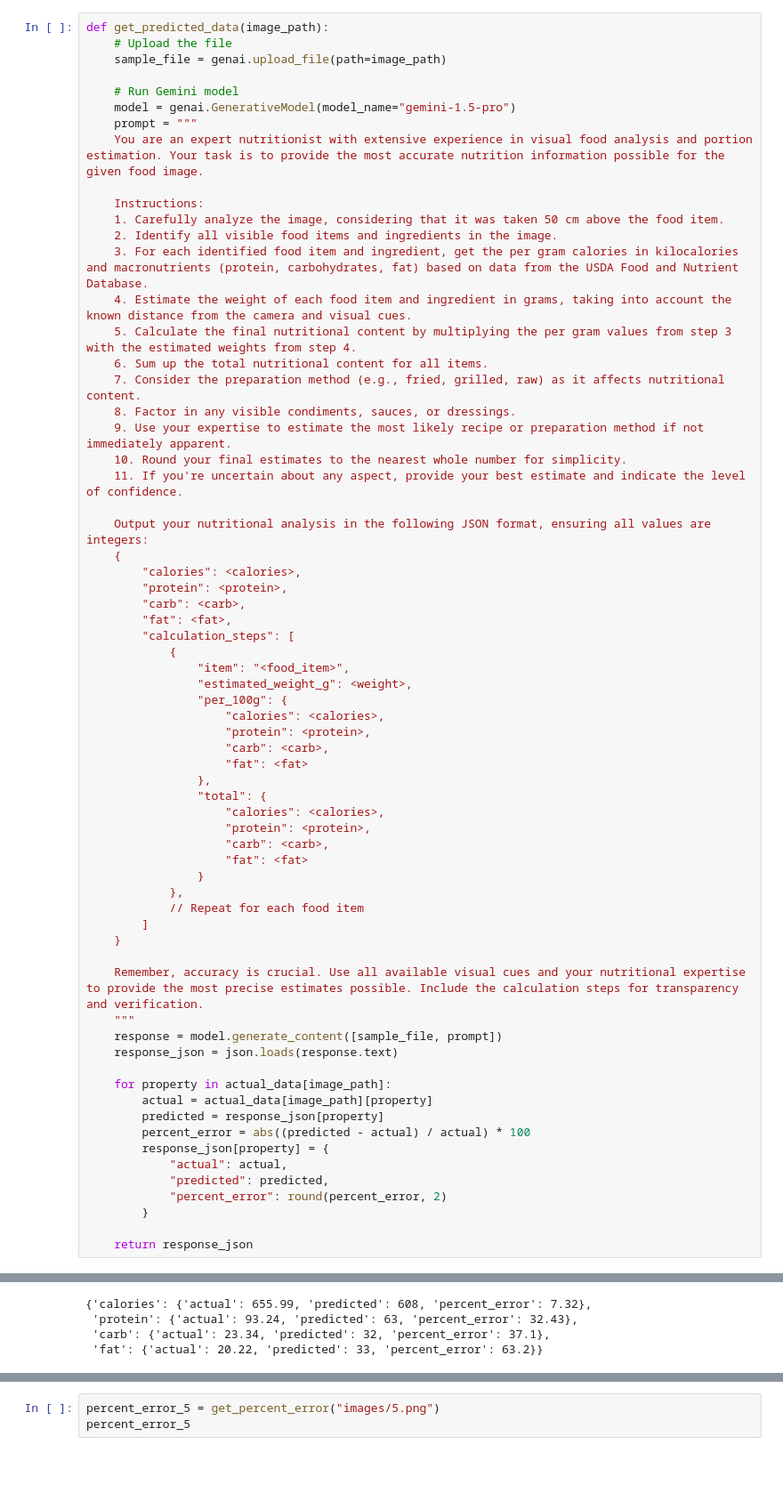
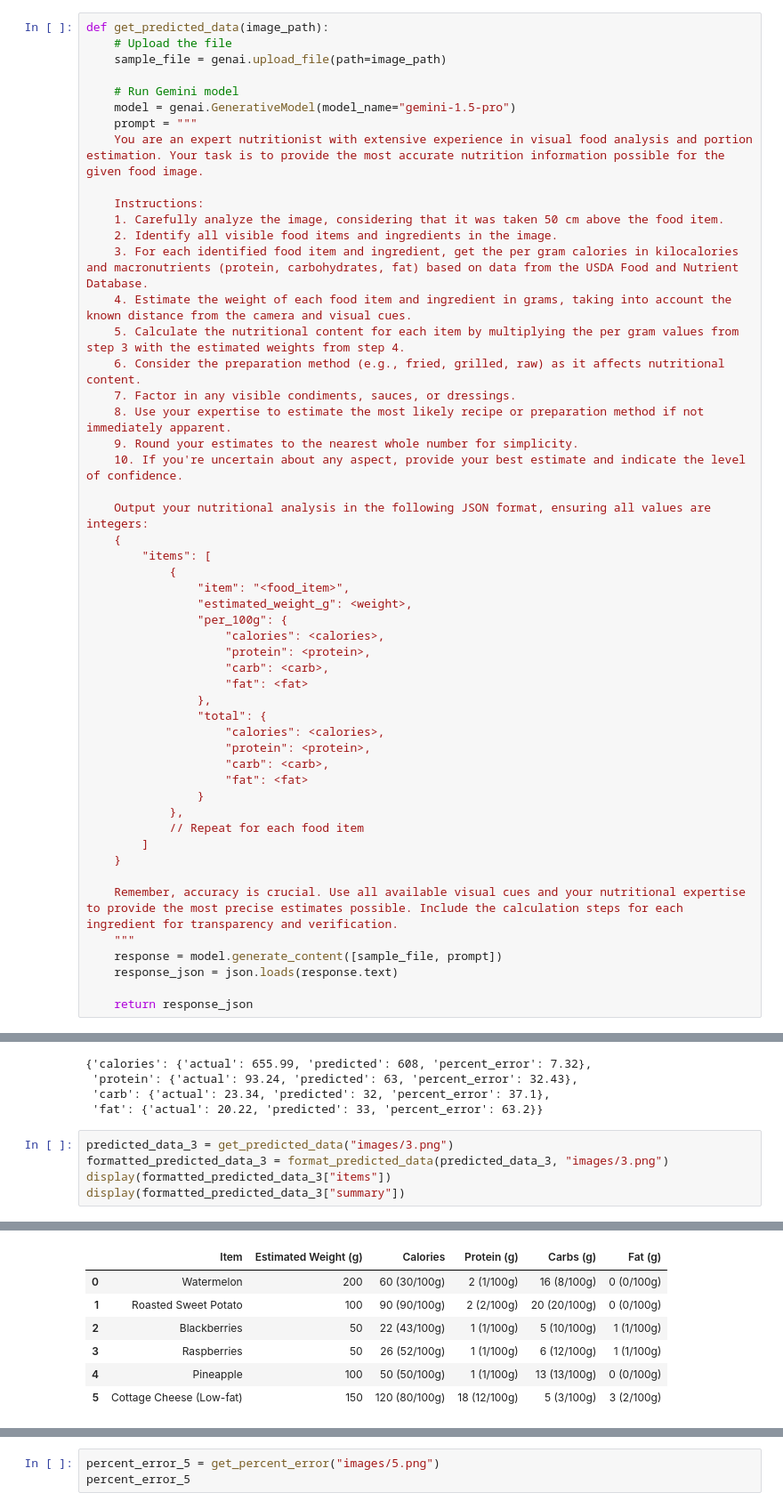
Before and after one commit to pattssun/FitHub, a Jupyter notebook: main.ipynb, the cells around one changed output, grey strips where cells are left out. Shown: that part at 89% size. Cells and saved outputs as stored; diff of their text form; blank space fills up the shorter version.

```diff
--- a/main.ipynb
+++ b/main.ipynb
@@ -117,21 +103,16 @@ def get_predicted_data(image_path):
     2. Identify all visible food items and ingredients in the image.
     3. For each identified food item and ingredient, get the per gram calories in kilocalories and macronutrients (protein, carbohydrates, fat) based on data from the USDA Food and Nutrient Database.
     4. Estimate the weight of each food item and ingredient in grams, taking into account the known distance from the camera and visual cues.
-    5. Calculate the final nutritional content by multiplying the per gram values from step 3 with the estimated weights from step 4.
-    6. Sum up the total nutritional content for all items.
-    7. Consider the preparation method (e.g., fried, grilled, raw) as it affects nutritional content.
-    8. Factor in any visible condiments, sauces, or dressings.
-    9. Use your expertise to estimate the most likely recipe or preparation method if not immediately apparent.
-    10. Round your final estimates to the nearest whole number for simplicity.
-    11. If you're uncertain about any aspect, provide your best estimate and indicate the level of confidence.
+    5. Calculate the nutritional content for each item by multiplying the per gram values from step 3 with the estimated weights from step 4.
+    6. Consider the preparation method (e.g., fried, grilled, raw) as it affects nutritional content.
+    7. Factor in any visible condiments, sauces, or dressings.
+    8. Use your expertise to estimate the most likely recipe or preparation method if not immediately apparent.
+    9. Round your estimates to the nearest whole number for simplicity.
+    10. If you're uncertain about any aspect, provide your best estimate and indicate the level of confidence.
 
     Output your nutritional analysis in the following JSON format, ensuring all values are integers:
     {
-        "calories": <calories>,
-        "protein": <protein>,
-        "carb": <carb>,
-        "fat": <fat>,
-        "calculation_steps": [
+        "items": [
             {
                 "item": "<food_item>",
                 "estimated_weight_g": <weight>,
@@ -152,19 +133,9 @@ def get_predicted_data(image_path):
         ]
     }
 
-    Remember, accuracy is crucial. Use all available visual cues and your nutritional expertise to provide the most precise estimates possible. Include the calculation steps for transparency and verification.
+    Remember, accuracy is crucial. Use all available visual cues and your nutritional expertise to provide the most precise estimates possible. Include the calculation steps for each ingredient for transparency and verification.
     """
     response = model.generate_content([sample_file, prompt])
     response_json = json.loads(response.text)
 
-    for property in actual_data[image_path]:
-        actual = actual_data[image_path][property]
-        predicted = response_json[property]
-        percent_error = abs((predicted - actual) / actual) * 100
-        response_json[property] = {
-            "actual": actual,
-            "predicted": predicted,
-            "percent_error": round(percent_error, 2)
-        }
-
     return response_json
@@ -237,3 +242,9 @@ percent_error_2
  'protein': {'actual': 93.24, 'predicted': 63, 'percent_error': 32.43},
  'carb': {'actual': 23.34, 'predicted': 32, 'percent_error': 37.1},
  'fat': {'actual': 20.22, 'predicted': 33, 'percent_error': 63.2}}
+# %%
+predicted_data_3 = get_predicted_data("images/3.png")
+formatted_predicted_data_3 = format_predicted_data(predicted_data_3, "images/3.png")
+display(formatted_predicted_data_3["items"])
+display(formatted_predicted_data_3["summary"])
+# %% [output]
@@ -239,0 +252,7 @@ percent_error_2
+|  | Item | Estimated Weight (g) | Calories | Protein (g) | Carbs (g) | Fat (g) |
+| 0 | Watermelon | 200 | 60 (30/100g) | 2 (1/100g) | 16 (8/100g) | 0 (0/100g) |
+| 1 | Roasted Sweet Potato | 100 | 90 (90/100g) | 2 (2/100g) | 20 (20/100g) | 0 (0/100g) |
+| 2 | Blackberries | 50 | 22 (43/100g) | 1 (1/100g) | 5 (10/100g) | 1 (1/100g) |
+| 3 | Raspberries | 50 | 26 (52/100g) | 1 (1/100g) | 6 (12/100g) | 1 (1/100g) |
+| 4 | Pineapple | 100 | 50 (50/100g) | 1 (1/100g) | 13 (13/100g) | 0 (0/100g) |
+| 5 | Cottage Cheese (Low-fat) | 150 | 120 (80/100g) | 18 (12/100g) | 5 (3/100g) | 3 (2/100g) |
```
Also changed, not shown: parts of 20 cells of this notebook, 2 other files.
